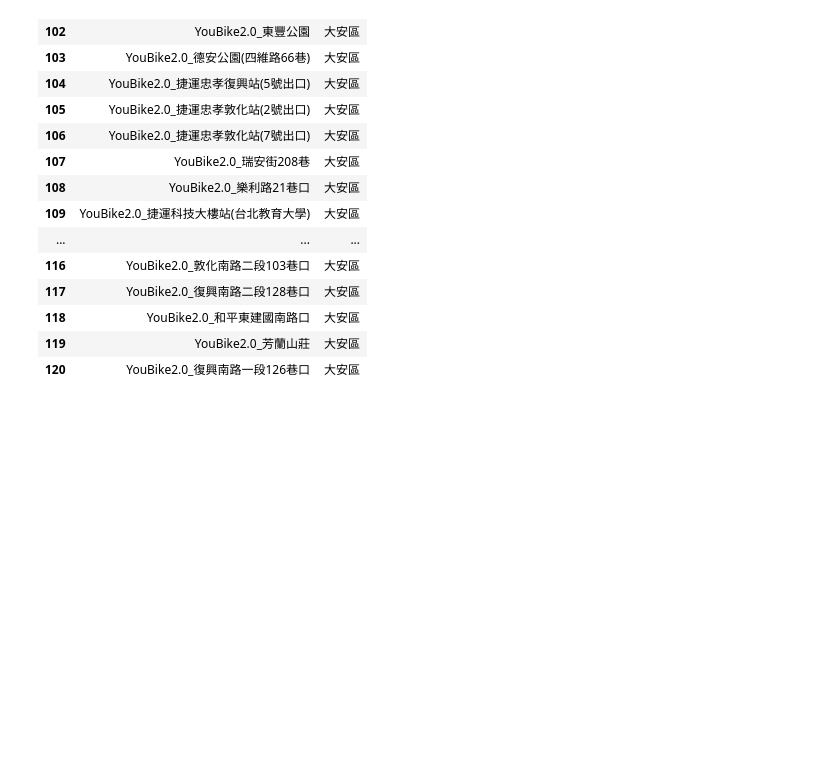
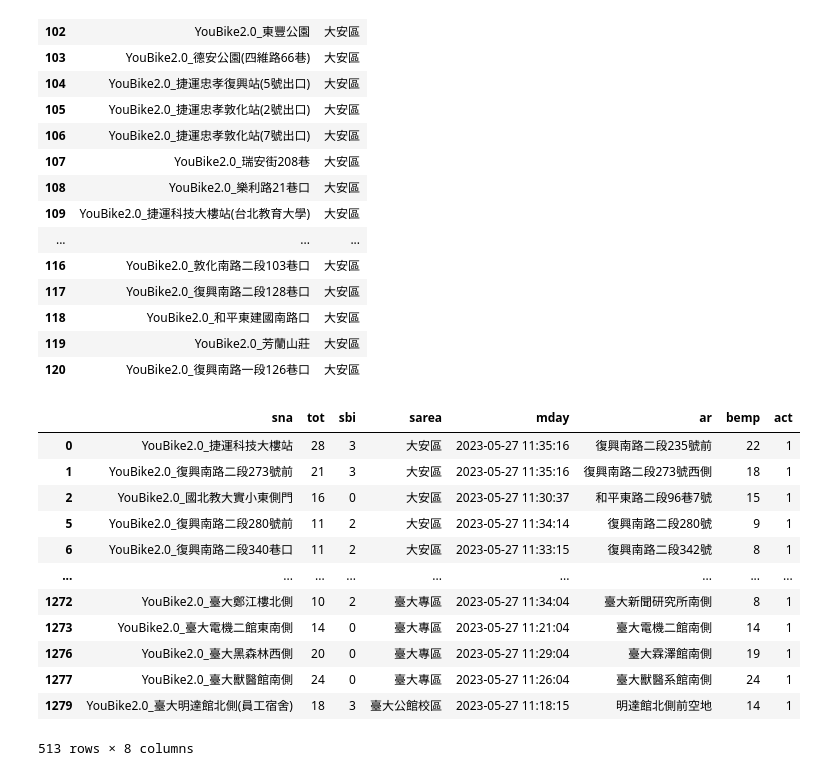
Before and after one commit to VansonLi/__112_python_flask__, a Jupyter notebook: lession5.ipynb, the cells around one changed output. Cells and saved outputs as stored; diff of their text form; code cells hidden in the pictures; blank space fills up the shorter version.

```diff
--- a/lession5.ipynb
+++ b/lession5.ipynb
@@ -72,3 +72,23 @@ dataFrame.loc[100:120,['sna','sarea']]
 | 118 | YouBike2.0_和平東建國南路口 | 大安區 |
 | 119 | YouBike2.0_芳蘭山莊 | 大安區 |
 | 120 | YouBike2.0_復興南路一段126巷口 | 大安區 |
+# %%
+#搜尋欄位值內的資料
+#先抓出Series
+#bool Series
+mask=dataFrame['sbi']<=3
+dataFrame[mask]
+# %% [output]
+|  | sna | tot | sbi | sarea | mday | ar | bemp | act |
+| 0 | YouBike2.0_捷運科技大樓站 | 28 | 3 | 大安區 | 2023-05-27 11:35:16 | 復興南路二段235號前 | 22 | 1 |
+| 1 | YouBike2.0_復興南路二段273號前 | 21 | 3 | 大安區 | 2023-05-27 11:35:16 | 復興南路二段273號西側 | 18 | 1 |
+| 2 | YouBike2.0_國北教大實小東側門 | 16 | 0 | 大安區 | 2023-05-27 11:30:37 | 和平東路二段96巷7號 | 15 | 1 |
+| 5 | YouBike2.0_復興南路二段280號前 | 11 | 2 | 大安區 | 2023-05-27 11:34:14 | 復興南路二段280號 | 9 | 1 |
+| 6 | YouBike2.0_復興南路二段340巷口 | 11 | 2 | 大安區 | 2023-05-27 11:33:15 | 復興南路二段342號 | 8 | 1 |
+| ... | ... | ... | ... | ... | ... | ... | ... | ... |
+| 1272 | YouBike2.0_臺大鄭江樓北側 | 10 | 2 | 臺大專區 | 2023-05-27 11:34:04 | 臺大新聞研究所南側 | 8 | 1 |
+| 1273 | YouBike2.0_臺大電機二館東南側 | 14 | 0 | 臺大專區 | 2023-05-27 11:21:04 | 臺大電機二館南側 | 14 | 1 |
+| 1276 | YouBike2.0_臺大黑森林西側 | 20 | 0 | 臺大專區 | 2023-05-27 11:29:04 | 臺大霖澤館南側 | 19 | 1 |
+| 1277 | YouBike2.0_臺大獸醫館南側 | 24 | 0 | 臺大專區 | 2023-05-27 11:26:04 | 臺大獸醫系館南側 | 24 | 1 |
+| 1279 | YouBike2.0_臺大明達館北側(員工宿舍) | 18 | 3 | 臺大公館校區 | 2023-05-27 11:18:15 | 明達館北側前空地 | 14 | 1 |
+513 rows × 8 columns
```
